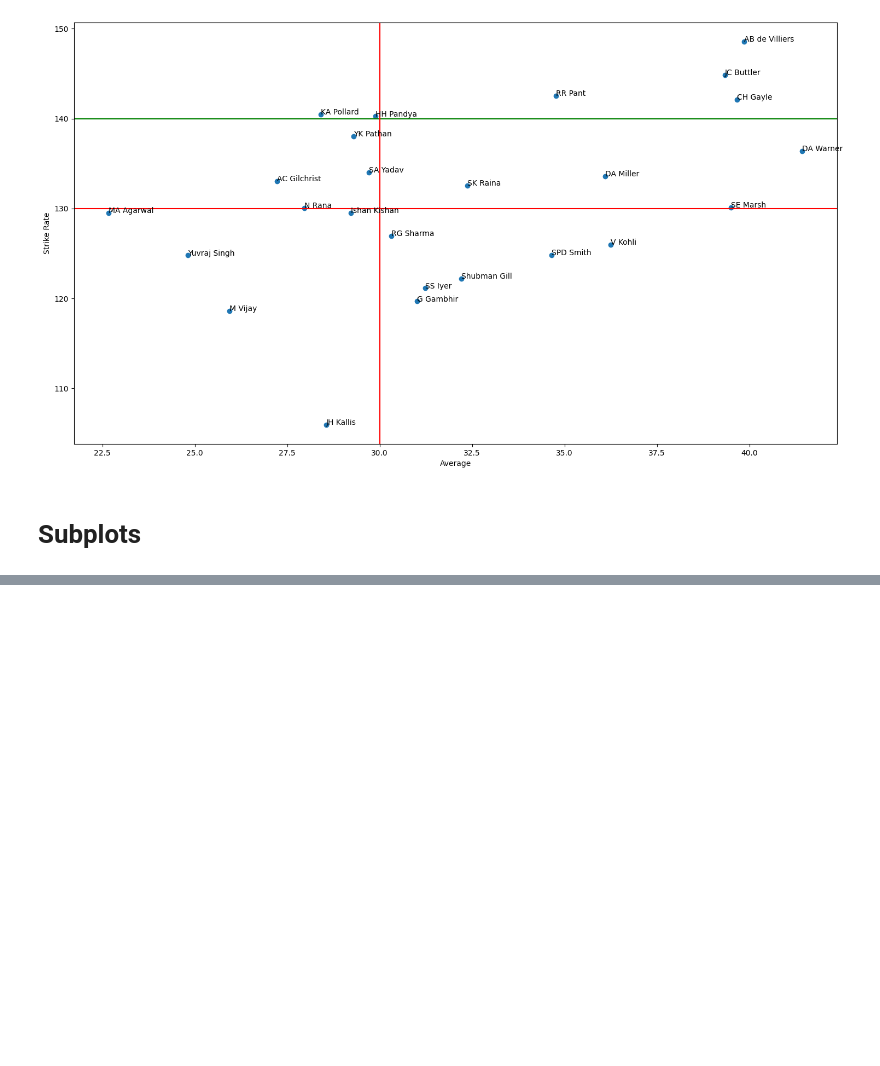
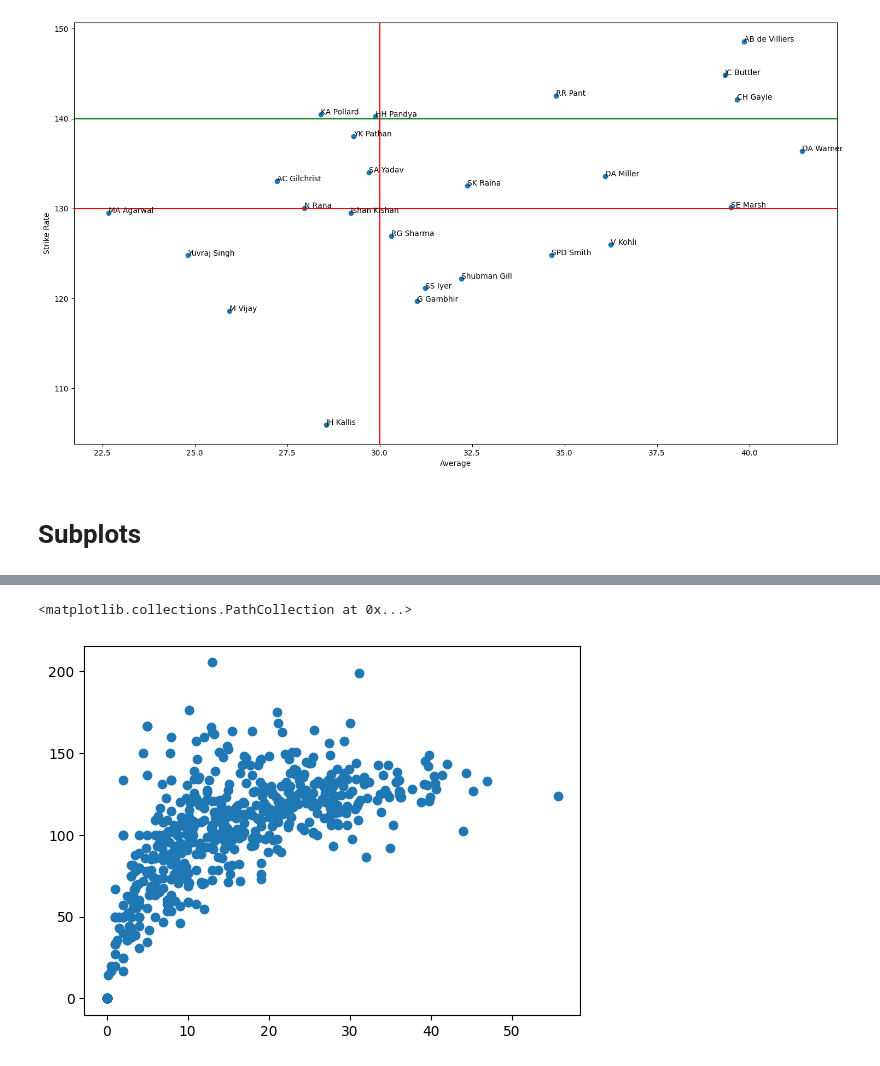
Before and after one commit to abhishekmorya1/DataScience, a Jupyter notebook: Matplotlib/Matplotlib.ipynb, the cells around one changed output, grey strips where cells are left out. Cells and saved outputs as stored; diff of their text form; code cells hidden in the pictures; blank space fills up the shorter version.

```diff
--- a/Matplotlib/Matplotlib.ipynb
+++ b/Matplotlib/Matplotlib.ipynb
@@ -1089,0 +1101,5 @@ for i in range(sample_df.shape[0]):
+# %%
+plt.scatter(batter["avg"], batter["strike_rate"])
+# %% [output]
+<matplotlib.collections.PathCollection at 0x...>
+[figure, added]
```
Also changed, not shown: parts of 5 cells of this notebook, 7 other files.
